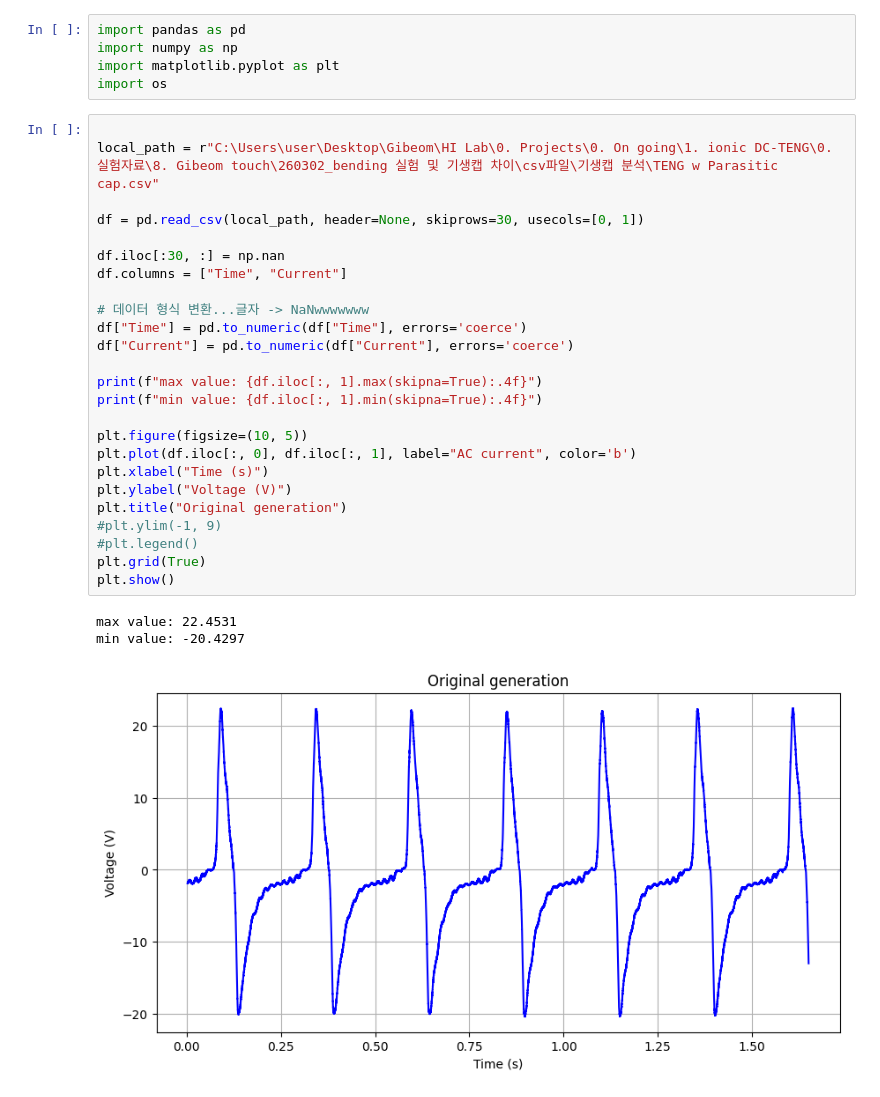
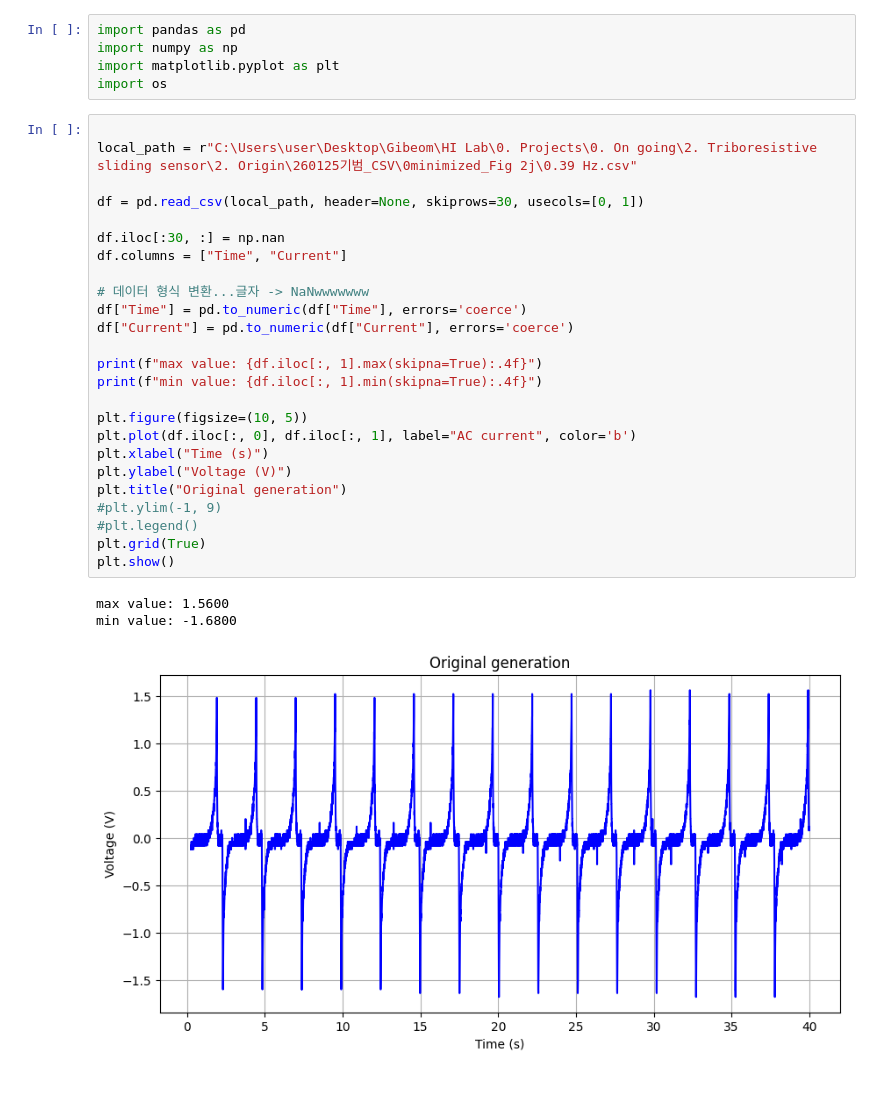
Before and after one commit to Gibeom-Lee/GB_practicing, a Jupyter notebook: data_processing/partial_extraction.ipynb, the cells around one changed output. Saved outputs shown, nothing was run; the diff lists cells and outputs as text.

```diff
--- a/data_processing/partial_extraction.ipynb
+++ b/data_processing/partial_extraction.ipynb
@@ -8,32 +8,32 @@ import matplotlib.pyplot as plt
 import os
 # %%
 
-local_path = r"C:\Users\user\Desktop\Gibeom\HI Lab\0. Projects\0. On going\1. ionic DC-TENG\0. 실험자료\8. Gibeom touch\260302_bending 실험 및 기생캡 차이\csv파일\기생캡 분석\TENG w Parasitic cap.csv"
+local_path = r"C:\Users\user\Desktop\Gibeom\HI Lab\0. Projects\0. On going\2. Triboresistive sliding sensor\2. Origin\260125기범_CSV\0minimized_Fig 2j\0.39 Hz.csv"
 
 df = pd.read_csv(local_path, header=None, skiprows=30, usecols=[0, 1])
 
 df.iloc[:30, :] = np.nan
 df.columns = ["Time", "Current"]
 
 # 데이터 형식 변환...글자 -> NaNwwwwwww
 df["Time"] = pd.to_numeric(df["Time"], errors='coerce')
 df["Current"] = pd.to_numeric(df["Current"], errors='coerce')
 
 print(f"max value: {df.iloc[:, 1].max(skipna=True):.4f}")
 print(f"min value: {df.iloc[:, 1].min(skipna=True):.4f}")
 
 plt.figure(figsize=(10, 5))
 plt.plot(df.iloc[:, 0], df.iloc[:, 1], label="AC current", color='b')
 plt.xlabel("Time (s)")
 plt.ylabel("Voltage (V)")
 plt.title("Original generation")
 #plt.ylim(-1, 9)
 #plt.legend()
 plt.grid(True)
 plt.show()
 # %% [output]
-max value: 22.4531
-min value: -20.4297
+max value: 1.5600
+min value: -1.6800
-[figure, old version]
+[figure, new version]
 # %%
 # 필터링된 데이터 생성
```
Also changed, not shown: parts of 1 cell of this notebook, 4 other files.
